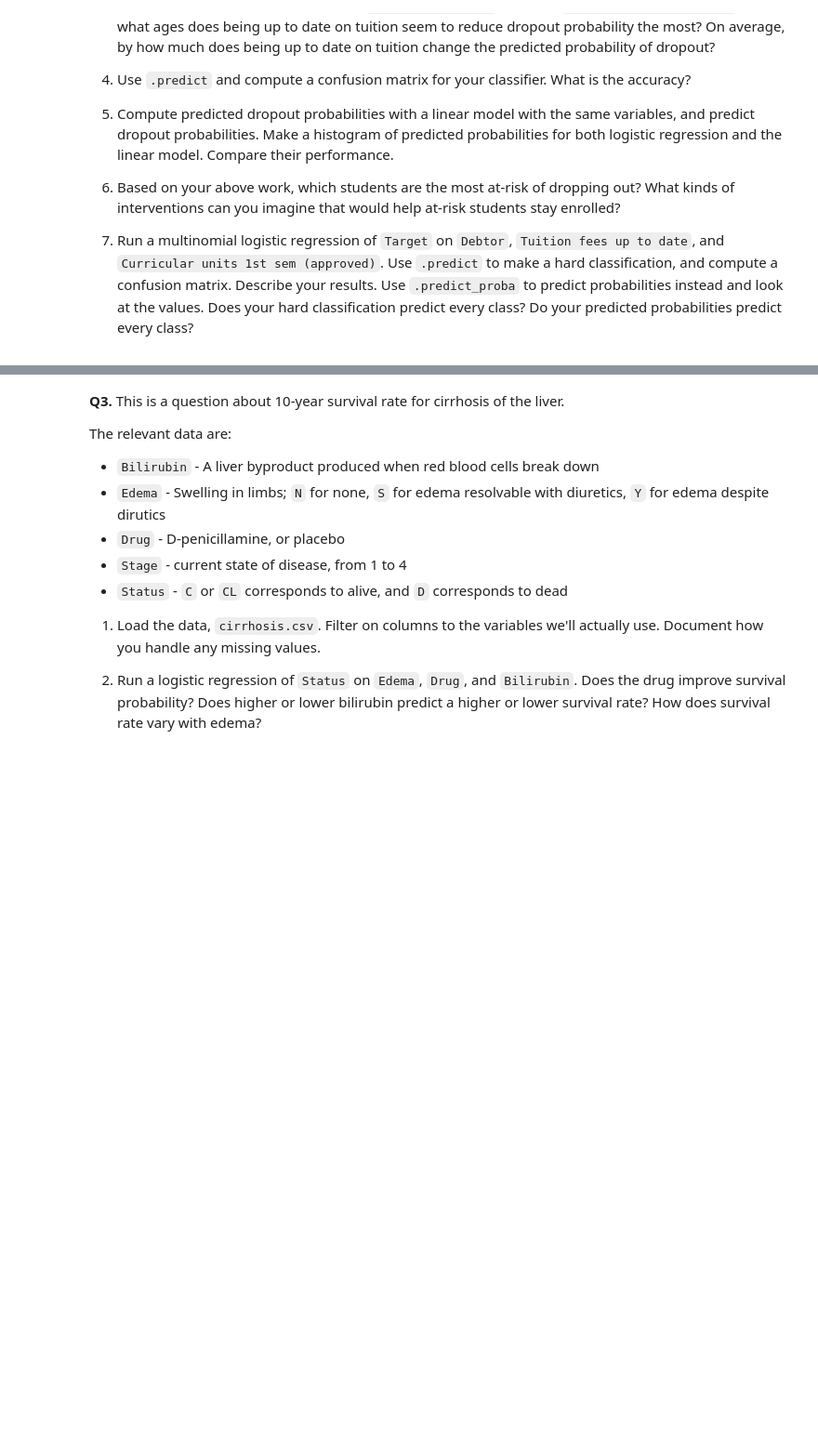
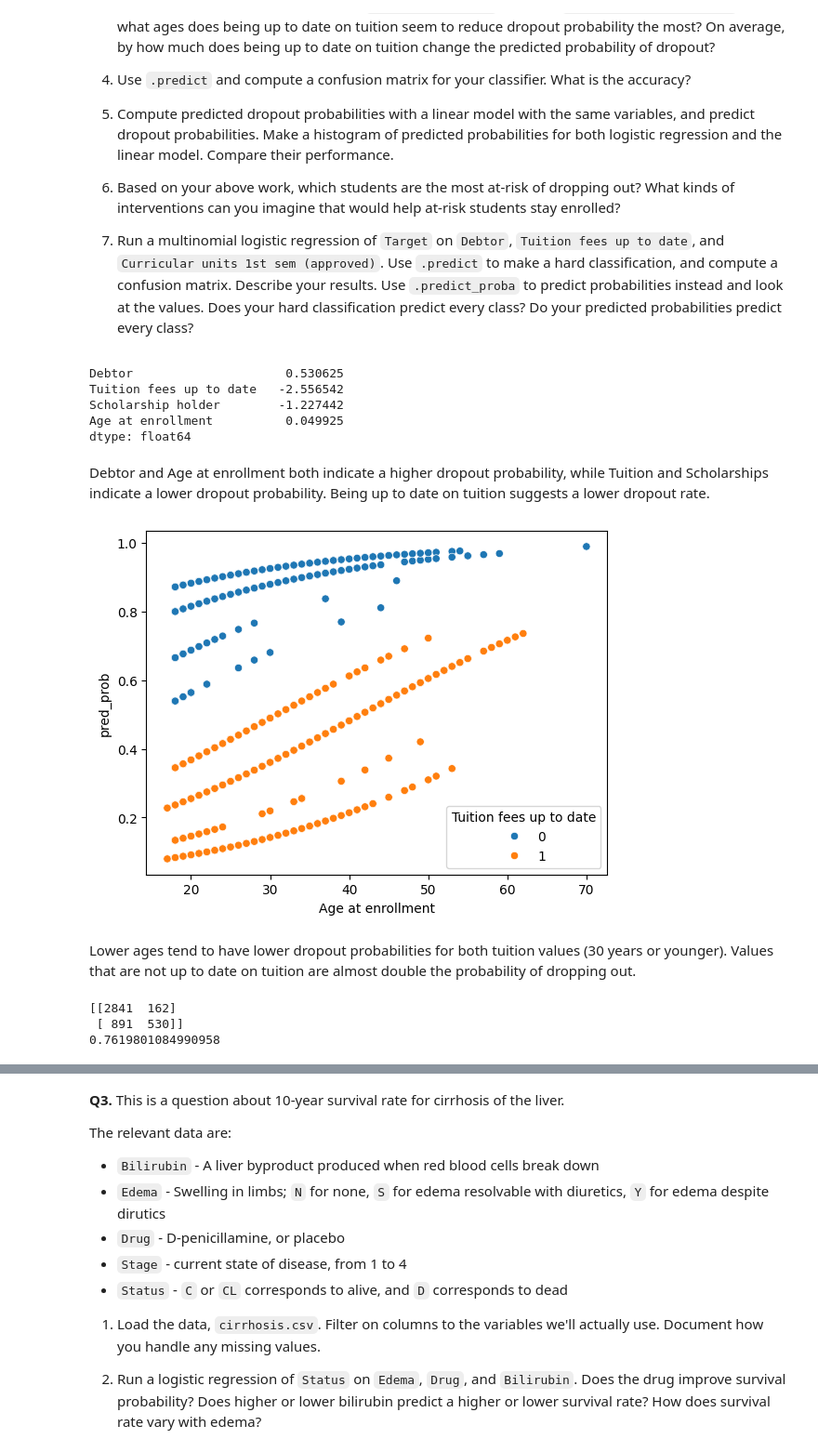
Before and after one commit to kayleendo/programming, a Jupyter notebook: assignment/05_assignment_glm.ipynb, the cells around one changed output, grey strips where cells are left out. Shown at 93% size. Saved outputs shown, nothing was run; the diff lists cells and outputs as text; code cells hidden in the pictures; blank space fills up the shorter version.

```diff
--- a/assignment/05_assignment_glm.ipynb
+++ b/assignment/05_assignment_glm.ipynb
@@ -64,3 +76,75 @@ The relevant variables are:
 5. Based on your above work, which students are the most at-risk of dropping out? What kinds of interventions can you imagine that would help at-risk students stay enrolled?
 
 6. Run a multinomial logistic regression of `Target` on `Debtor`, `Tuition fees up to date`, and `Curricular units 1st sem (approved)`. Use `.predict` to make a hard classification, and compute a confusion matrix. Describe your results. Use `.predict_proba` to predict probabilities instead and look at the values. Does your hard classification predict every class? Do your predicted probabilities predict every class?
+# %%
+# 1
+df = pd.read_csv("data.csv", sep=';')
+
+cols = [
+    "Debtor",
+    "Tuition fees up to date",
+    "Scholarship holder",
+    "Age at enrollment",
+    "Curricular units 1st sem (approved)",
+    "Target"
+]
+
+df = df[cols]
+df = df.dropna()
+
+df["Dropout_binary"] = df["Target"].apply(
+    lambda x: 1 if x == "Dropout" else 0
+)
+# %%
+# 2
+X = df[[
+    "Debtor",
+    "Tuition fees up to date",
+    "Scholarship holder",
+    "Age at enrollment"
+]]
+y = df["Dropout_binary"]
+
+model = LogisticRegression(max_iter=1000)
+model.fit(X, y)
+
+coeffs = pd.Series(model.coef_[0], index=X.columns)
+print(coeffs)
+# %% [output]
+Debtor                     0.530625
+Tuition fees up to date   -2.556542
+Scholarship holder        -1.227442
+Age at enrollment          0.049925
+dtype: float64
+# %% [markdown]
+Debtor and Age at enrollment both indicate a higher dropout probability, while Tuition and Scholarships indicate a lower dropout probability. Being up to date on tuition suggests a lower dropout rate.
+# %%
+# 3
+df["pred_prob"] = model.predict_proba(X)[:, 1]
+
+sns.scatterplot(
+    data=df,
+    x="Age at enrollment",
+    y="pred_prob",
+    hue="Tuition fees up to date"
+)
+plt.show()
+# %% [output]
+[figure, added]
+# %% [markdown]
+Lower ages tend to have lower dropout probabilities for both tuition values (30 years or younger). Values that are not up to date on tuition are almost double the probability of dropping out.
+# %%
+# 4
+from sklearn.metrics import confusion_matrix, accuracy_score
+
+y_pred = model.predict(X)
+
+cm = confusion_matrix(y, y_pred)
+acc = accuracy_score(y, y_pred)
+
+print(cm)
+print(acc)
+# %% [output]
+[[2841  162]
+ [ 891  530]]
+0.7619801084990958
```
Also changed, not shown: parts of 8 cells of this notebook.
